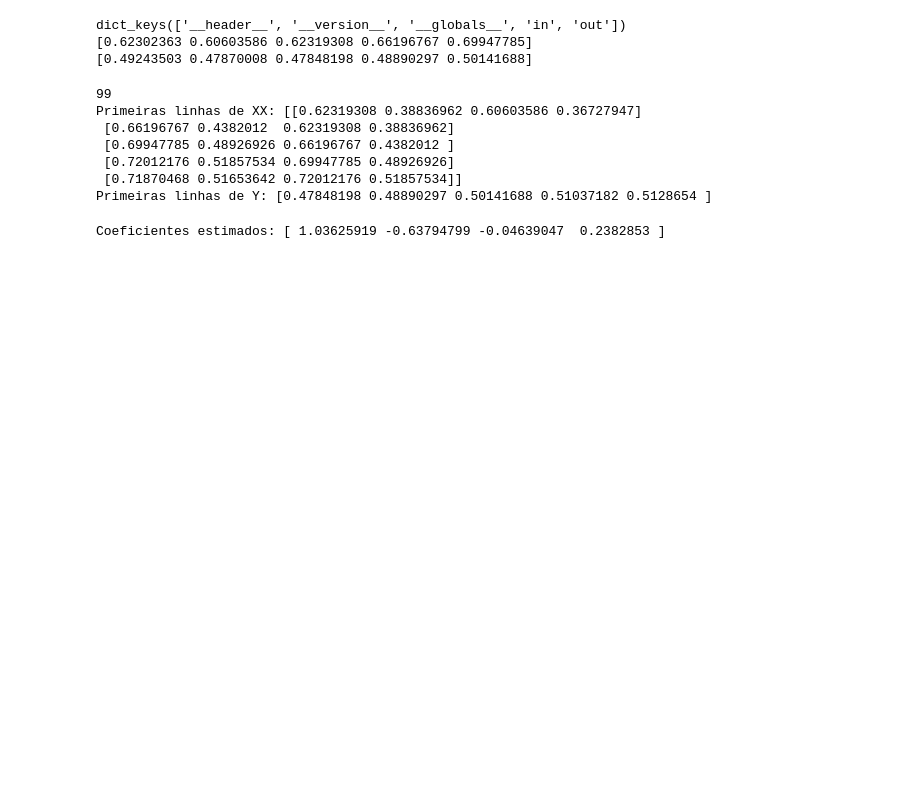
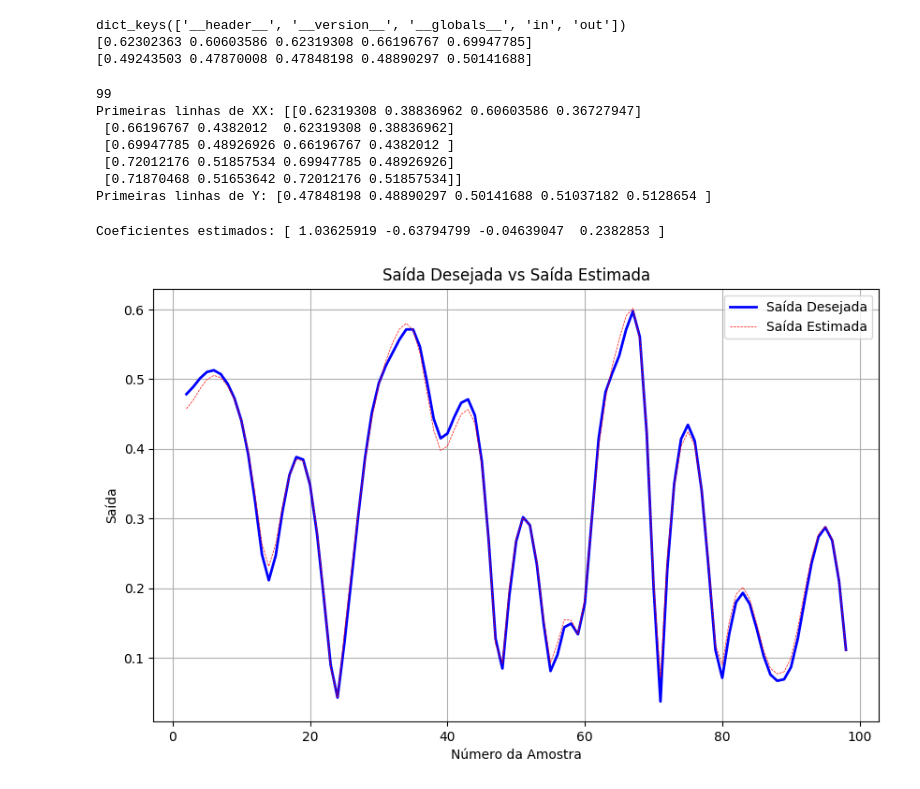
Before and after one commit to alanasarah01/Atividade-2---TCC, a Jupyter notebook: TCC_2.ipynb, the cells around one changed output. Saved outputs shown, nothing was run; the diff lists cells and outputs as text; code cells hidden in the pictures; blank space fills up the shorter version.

Commit message:
Adding graph and full code

```diff
--- a/TCC_2.ipynb
+++ b/TCC_2.ipynb
@@ -51,10 +52,26 @@ Primeiras linhas de XX: [[0.62319308 0.38836962 0.60603586 0.36727947]
  [0.72012176 0.51857534 0.69947785 0.48926926]
  [0.71870468 0.51653642 0.72012176 0.51857534]]
 Primeiras linhas de Y: [0.47848198 0.48890297 0.50141688 0.51037182 0.5128654 ]
-# %%
-# Resolver o problema de mínimos quadrados
-coeffs = coeffs = np.linalg.lstsq(XX, y_adjusted, rcond=None)[0]
-# Exibir os coeficientes estimados
-print("Coeficientes estimados:", coeffs)
-# %% [output]
-Coeficientes estimados: [ 1.03625919 -0.63794799 -0.04639047  0.2382853 ]
+# %%
+# Resolver o problema de mínimos quadrados
+coeffs = np.linalg.lstsq(XX, y_adjusted, rcond=None)[0]
+y_estimated = XX @ coeffs
+# Exibir os coeficientes estimados
+print("Coeficientes estimados:", coeffs)
+
+plt.figure(figsize=(10, 6))
+plt.plot(range(M, N), y_adjusted, label='Saída Desejada', color='b', linewidth=2)
+plt.plot(range(M, N), y_estimated, label='Saída Estimada', color='r', linestyle='--', linewidth=0.5)
+
+# Configurar o gráfico
+plt.title('Saída Desejada vs Saída Estimada')
+plt.xlabel('Número da Amostra')
+plt.ylabel('Saída')
+plt.legend()
+plt.grid(True)
+
+# Mostrar o gráfico
+plt.show()
+# %% [output]
+Coeficientes estimados: [ 1.03625919 -0.63794799 -0.04639047  0.2382853 ]
+[figure, added]
```
Also changed, not shown: parts of 1 cell of this notebook, 3 other files.
